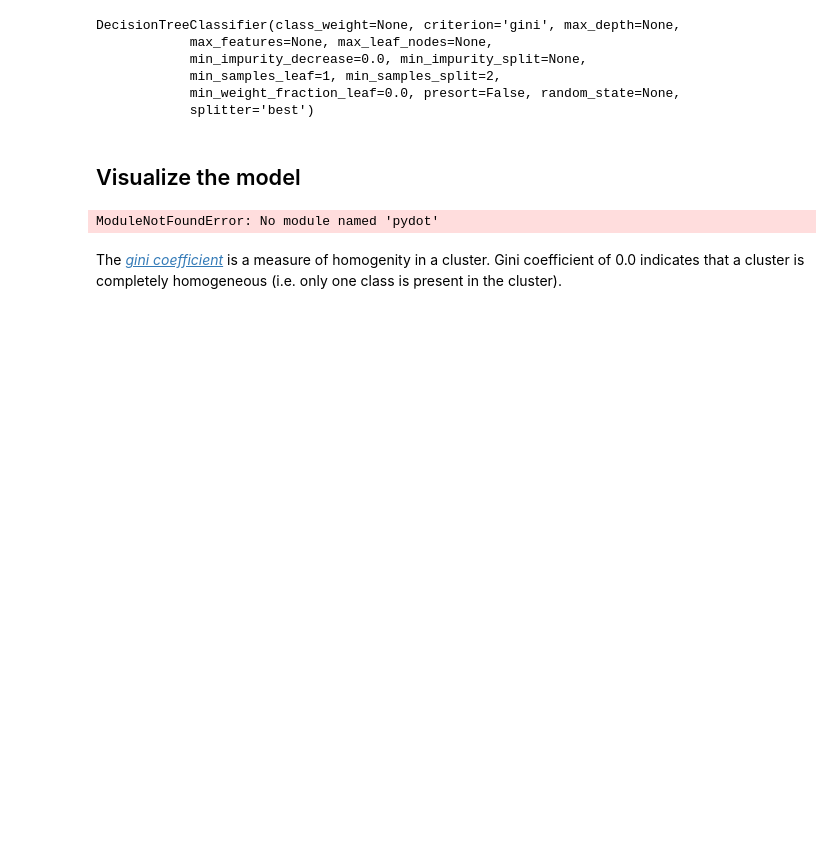
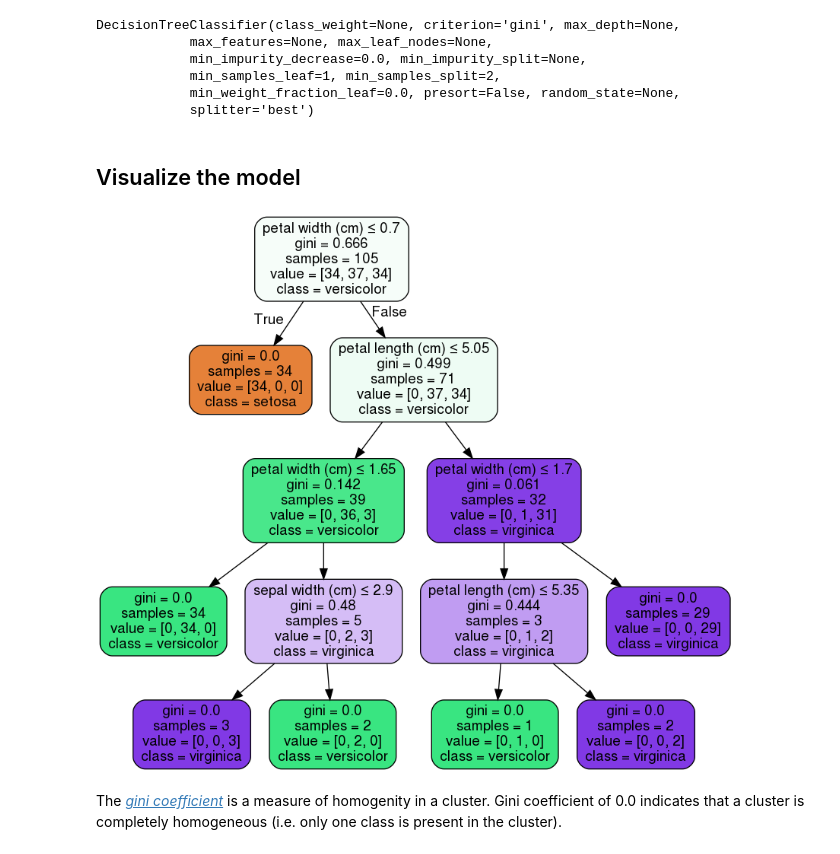
Before and after one commit to tapas/ML-MOOC-NPTEL, a Jupyter notebook: lecture1/ML-Anirban_Tutorial1.ipynb, the cells around one changed output. Cells and saved outputs as stored; diff of their text form; code cells hidden in the pictures; blank space fills up the shorter version.

```diff
--- a/lecture1/ML-Anirban_Tutorial1.ipynb
+++ b/lecture1/ML-Anirban_Tutorial1.ipynb
@@ -429,18 +455,18 @@ Visualize the model
 # %%
 from sklearn.externals.six import StringIO
 import pydot
 from IPython.display import Image
 
 dot_data = StringIO()
 tree.export_graphviz(model, out_file=dot_data,
                          feature_names=iris.feature_names,
                          class_names=iris.target_names,
                          filled=True, rounded=True,
                          special_characters=True)
-graph = pydot.graph_from_dot_data(dot_data.getvalue())
+(graph, ) = pydot.graph_from_dot_data(dot_data.getvalue())
 Image(graph.create_png())
 # %% [output]
-ModuleNotFoundError: No module named 'pydot'
+[figure, added]
 # %% [markdown]
 The [_gini coefficient_](https://en.wikipedia.org/wiki/Gini_coefficient) is a measure of homogenity in a cluster. Gini coefficient of 0.0 indicates that a cluster is completely homogeneous (i.e. only one class is present in the cluster).
 # %% [markdown]
```
Also changed, not shown: parts of 11 cells of this notebook, 1 other file.
